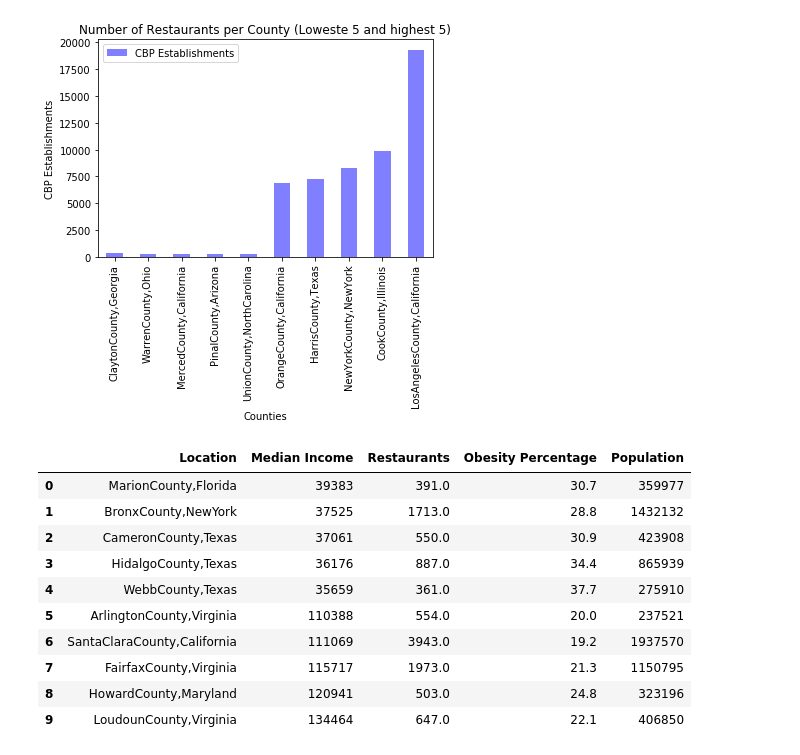
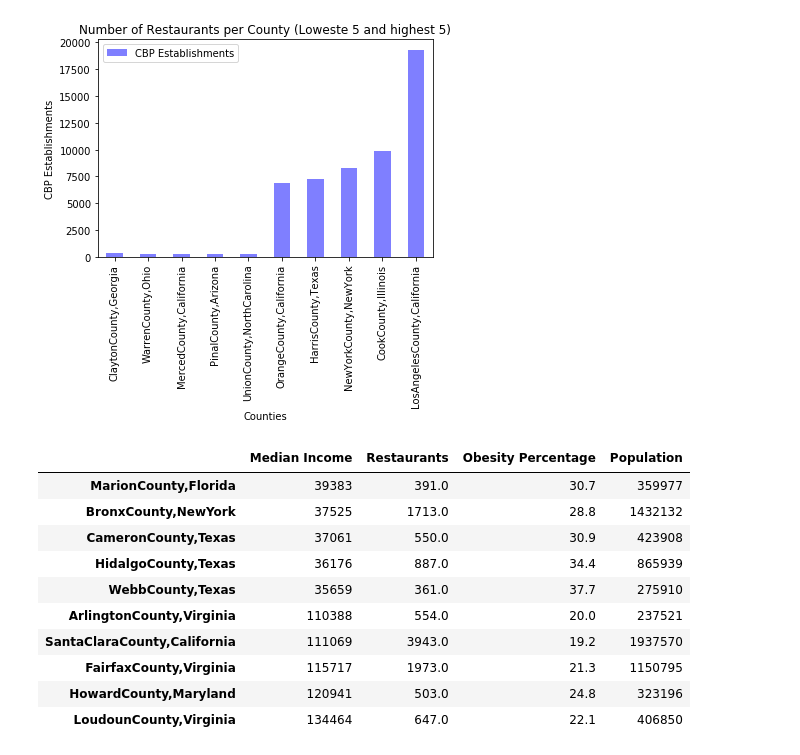
Before and after one commit to liliana-ilut/The-Mockingbirds, a Jupyter notebook: Clean Data/Graphs.ipynb, the cells around one changed output. Saved outputs shown, nothing was run; the diff lists cells and outputs as text; code cells hidden in the pictures.

```diff
--- a/Clean Data/Graphs.ipynb
+++ b/Clean Data/Graphs.ipynb
@@ -298,26 +363,26 @@ Text(0, 0.5, 'CBP Establishments')
 # %%
 counties = ["MarionCounty,Florida","BronxCounty,NewYork", "CameronCounty,Texas", "HidalgoCounty,Texas", "WebbCounty,Texas",
             "ArlingtonCounty,Virginia","SantaClaraCounty,California", "FairfaxCounty,Virginia", "HowardCounty,Maryland", "LoudounCounty,Virginia"]
 median_income = [39383, 37525, 37061, 36176, 35659,
                  110388, 111069, 115717, 120941, 134464 ]
 CBP_establishments = [391,1713,550.0, 887.0,361.0,
                      554.0, 3943, 1973 , 503.0, 647.0]
 obesity_percentage= [30.7,28.8,30.9,34.4,37.7,
                     20,19.2, 21.3,24.8, 22.1 ]
 population= [359977, 1432132, 423908,865939 , 275910,
             237521,1937570, 1150795, 323196, 406850 ]
-total_df = pd.DataFrame({ "Location":counties, "Median Income": median_income, "Restaurants":CBP_establishments, "Obesity Percentage": obesity_percentage, "Population": population})
+total_df = pd.DataFrame({ "Median Income": median_income, "Restaurants":CBP_establishments, "Obesity Percentage": obesity_percentage, "Population": population}, index= counties)
 total_df
 # %% [output]
-|  | Location | Median Income | Restaurants | Obesity Percentage | Population |
-| 0 | MarionCounty,Florida | 39383 | 391.0 | 30.7 | 359977 |
-| 1 | BronxCounty,NewYork | 37525 | 1713.0 | 28.8 | 1432132 |
-| 2 | CameronCounty,Texas | 37061 | 550.0 | 30.9 | 423908 |
-| 3 | HidalgoCounty,Texas | 36176 | 887.0 | 34.4 | 865939 |
-| 4 | WebbCounty,Texas | 35659 | 361.0 | 37.7 | 275910 |
-| 5 | ArlingtonCounty,Virginia | 110388 | 554.0 | 20.0 | 237521 |
-| 6 | SantaClaraCounty,California | 111069 | 3943.0 | 19.2 | 1937570 |
-| 7 | FairfaxCounty,Virginia | 115717 | 1973.0 | 21.3 | 1150795 |
-| 8 | HowardCounty,Maryland | 120941 | 503.0 | 24.8 | 323196 |
-| 9 | LoudounCounty,Virginia | 134464 | 647.0 | 22.1 | 406850 |
+|  | Median Income | Restaurants | Obesity Percentage | Population |
+| MarionCounty,Florida | 39383 | 391.0 | 30.7 | 359977 |
+| BronxCounty,NewYork | 37525 | 1713.0 | 28.8 | 1432132 |
+| CameronCounty,Texas | 37061 | 550.0 | 30.9 | 423908 |
+| HidalgoCounty,Texas | 36176 | 887.0 | 34.4 | 865939 |
+| WebbCounty,Texas | 35659 | 361.0 | 37.7 | 275910 |
+| ArlingtonCounty,Virginia | 110388 | 554.0 | 20.0 | 237521 |
+| SantaClaraCounty,California | 111069 | 3943.0 | 19.2 | 1937570 |
+| FairfaxCounty,Virginia | 115717 | 1973.0 | 21.3 | 1150795 |
+| HowardCounty,Maryland | 120941 | 503.0 | 24.8 | 323196 |
+| LoudounCounty,Virginia | 134464 | 647.0 | 22.1 | 406850 |
 # %%
```
Also changed, not shown: parts of 5 cells of this notebook.
